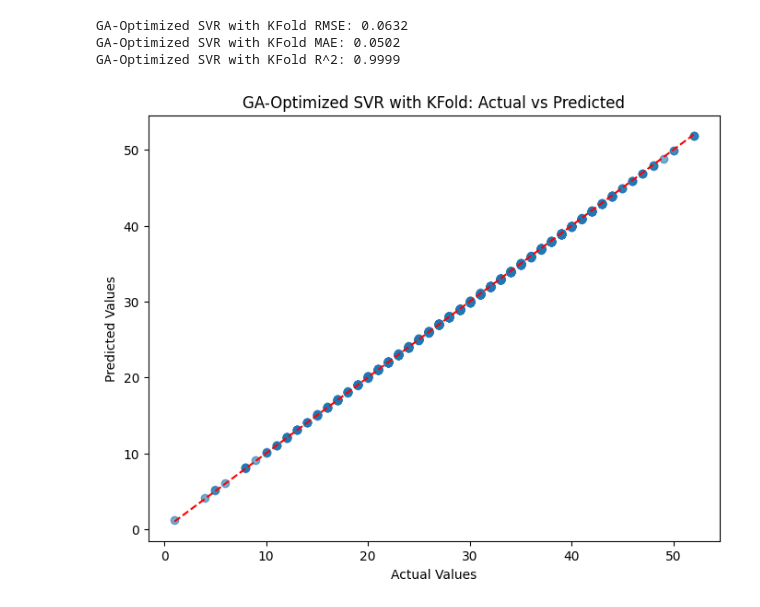
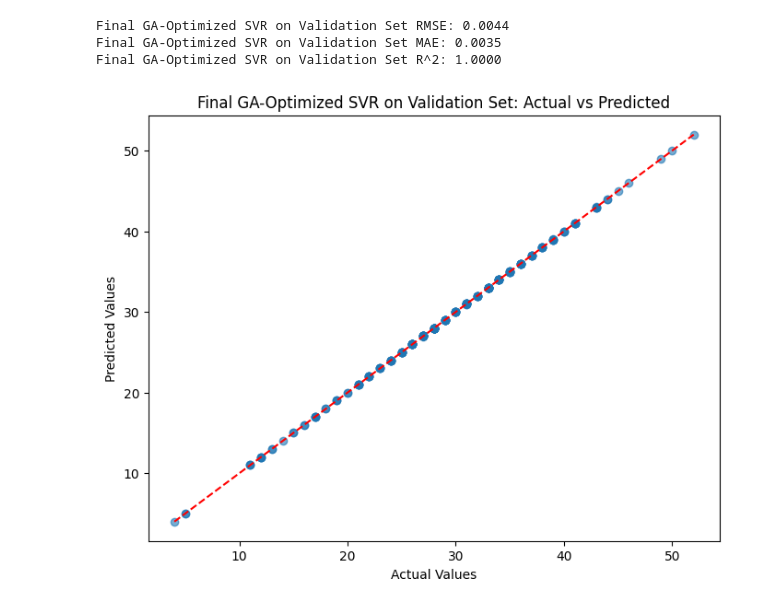
Before and after one commit to Alglenrey/STRESS-PREDICTION, a Jupyter notebook: GA hyperparam tuning /SVR_GAHTkfold.ipynb, the cells around one changed output. Cells and saved outputs as stored; diff of their text form; code cells hidden in the pictures.

```diff
--- a/GA hyperparam tuning /SVR_GAHTkfold.ipynb
+++ b/GA hyperparam tuning /SVR_GAHTkfold.ipynb
@@ -121,0 +148,9 @@ Generation 10, Best RMSE: 0.0657, Params: {'C': np.float64(529.0904041419773), '
+# %%
+# Select best parameters from run with lowest RMSE
+best_run = results_df.iloc[results_df['RMSE'].idxmin()]
+best_params = {
+    'C': best_run['C'],
+    'epsilon': best_run['epsilon'],
+    'kernel': best_run['kernel']
+}
+print(f"Best hyperparameters: {best_params}")
@@ -134,10 +170,14 @@ Pipeline(steps=[('standardscaler', StandardScaler()),
                      kernel='linear'))])
-# %%
-# Predict on full dataset and evaluate
-y_pred = final_svr_model.predict(X)
-evaluate_and_plot('GA-Optimized SVR with KFold', y, y_pred)
-# %% [output]
-GA-Optimized SVR with KFold RMSE: 0.0632
-GA-Optimized SVR with KFold MAE: 0.0502
-GA-Optimized SVR with KFold R^2: 0.9999
-[figure, removed]
+# %%
+from sklearn.model_selection import train_test_split
+
+# Evaluate final model on a held-out test set
+X_train, X_val, y_train, y_val = train_test_split(X, y, test_size=0.2, random_state=42)
+final_svr_model.fit(X_train, y_train)
+y_pred = final_svr_model.predict(X_val)
+evaluate_and_plot('Final GA-Optimized SVR on Validation Set', y_val, y_pred)
+# %% [output]
+Final GA-Optimized SVR on Validation Set RMSE: 0.0044
+Final GA-Optimized SVR on Validation Set MAE: 0.0035
+Final GA-Optimized SVR on Validation Set R^2: 1.0000
+[figure, added]
```
Also changed, not shown: parts of 8 cells of this notebook, 2 other files.
